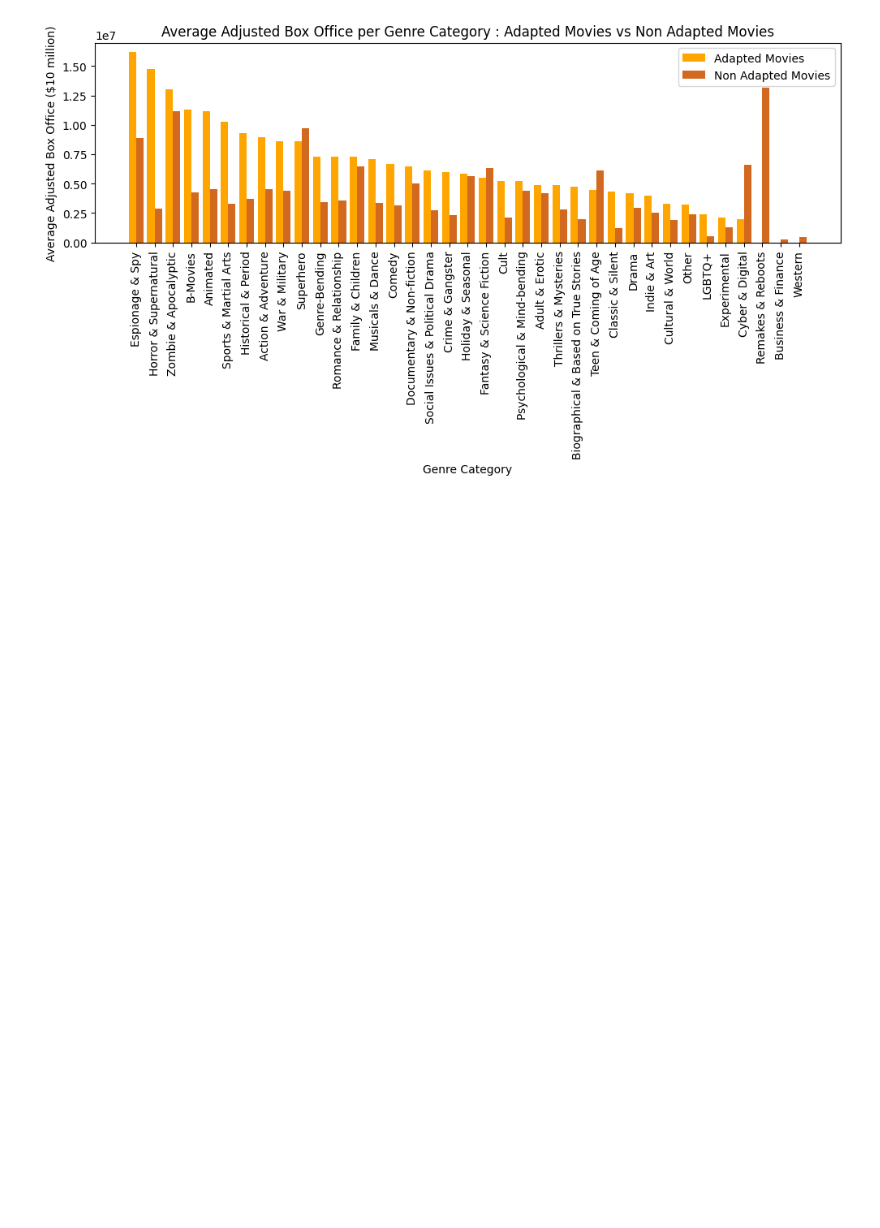
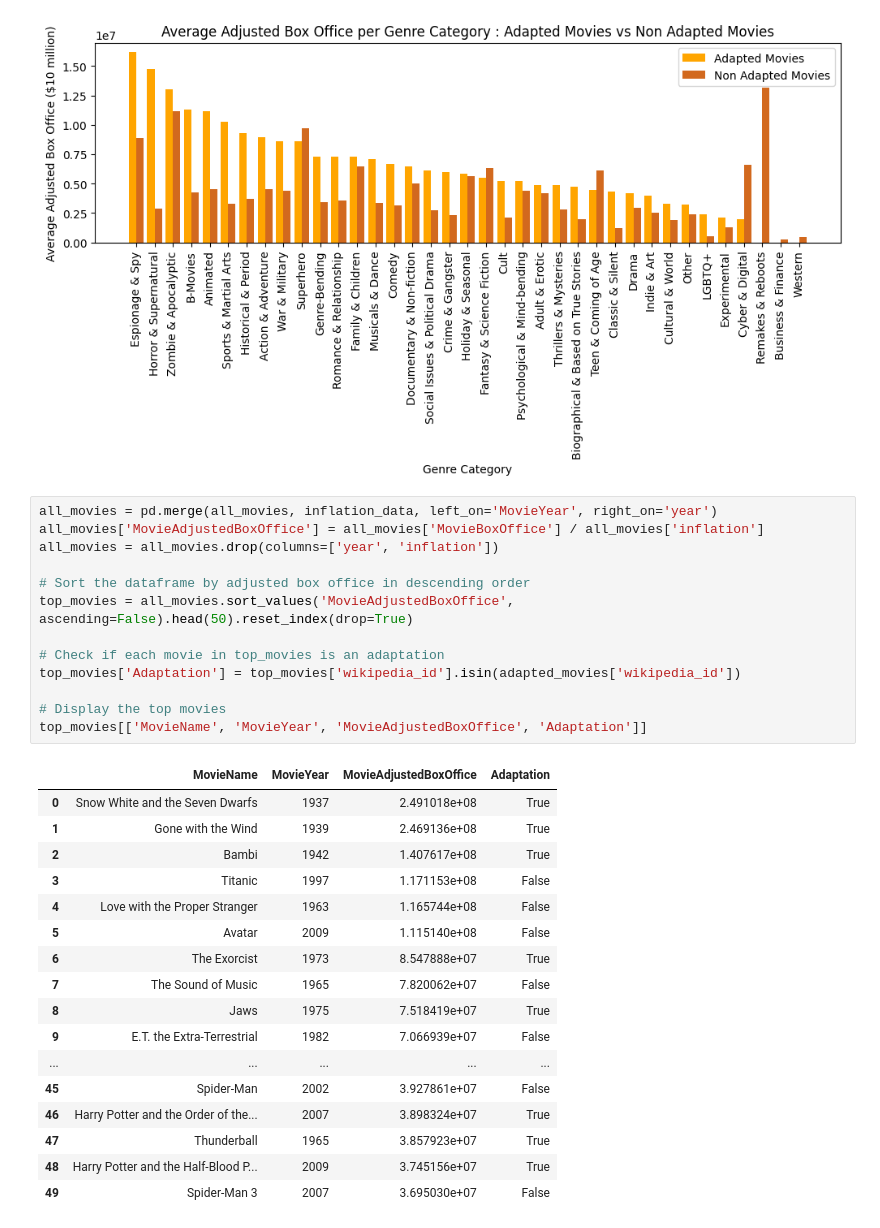
Before and after one commit to epfl-ada/ada-2024-project-padamalgame, a Jupyter notebook: src/adaptation_success_analysis.ipynb, the cells around one changed output. Saved outputs shown, nothing was run; the diff lists cells and outputs as text; blank space fills up the shorter version.

Commit message:
top movies

```diff
--- a/src/adaptation_success_analysis.ipynb
+++ b/src/adaptation_success_analysis.ipynb
@@ -261,3 +261,34 @@ plt.tight_layout()
 plt.show()
 # %% [output]
 [figure]
+# %%
+all_movies = pd.merge(all_movies, inflation_data, left_on='MovieYear', right_on='year')
+all_movies['MovieAdjustedBoxOffice'] = all_movies['MovieBoxOffice'] / all_movies['inflation']
+all_movies = all_movies.drop(columns=['year', 'inflation'])
+
+# Sort the dataframe by adjusted box office in descending order
+top_movies = all_movies.sort_values('MovieAdjustedBoxOffice', ascending=False).head(50).reset_index(drop=True)
+
+# Check if each movie in top_movies is an adaptation
+top_movies['Adaptation'] = top_movies['wikipedia_id'].isin(adapted_movies['wikipedia_id'])
+
+# Display the top movies
+top_movies[['MovieName', 'MovieYear', 'MovieAdjustedBoxOffice', 'Adaptation']]
+# %% [output]
+|  | MovieName | MovieYear | MovieAdjustedBoxOffice | Adaptation |
+| 0 | Snow White and the Seven Dwarfs | 1937 | 2.491018e+08 | True |
+| 1 | Gone with the Wind | 1939 | 2.469136e+08 | True |
+| 2 | Bambi | 1942 | 1.407617e+08 | True |
+| 3 | Titanic | 1997 | 1.171153e+08 | False |
+| 4 | Love with the Proper Stranger | 1963 | 1.165744e+08 | False |
+| 5 | Avatar | 2009 | 1.115140e+08 | False |
+| 6 | The Exorcist | 1973 | 8.547888e+07 | True |
+| 7 | The Sound of Music | 1965 | 7.820062e+07 | False |
+| 8 | Jaws | 1975 | 7.518419e+07 | True |
+| 9 | E.T. the Extra-Terrestrial | 1982 | 7.066939e+07 | False |
+| ... | ... | ... | ... | ... |
+| 45 | Spider-Man | 2002 | 3.927861e+07 | False |
+| 46 | Harry Potter and the Order of the... | 2007 | 3.898324e+07 | True |
+| 47 | Thunderball | 1965 | 3.857923e+07 | True |
+| 48 | Harry Potter and the Half-Blood P... | 2009 | 3.745156e+07 | True |
+| 49 | Spider-Man 3 | 2007 | 3.695030e+07 | False |
```
